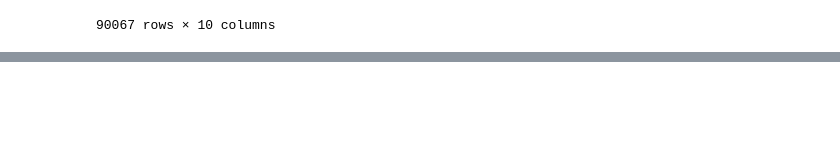
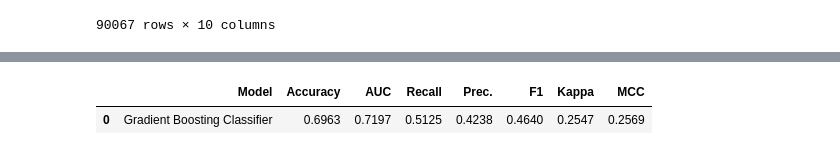
Before and after one commit to kwonhwijun/Aimers_Infertility, a Jupyter notebook: notebooks/도은/0205이도은.ipynb, the cells around one changed output, grey strips where cells are left out. Saved outputs shown, nothing was run; the diff lists cells and outputs as text; code cells hidden in the pictures; blank space fills up the shorter version.

```diff
--- a/notebooks/도은/0205이도은.ipynb
+++ b/notebooks/도은/0205이도은.ipynb
@@ -196,0 +490,9 @@ pd.DataFrame({"ID" : test['ID'],'probability' : pred}).to_csv('./submission/subm
+# %%
+tuned_md = md
+
+predict_model(tuned_md)
+
+model_final = finalize_model(tuned_md)
+# %% [output]
+|  | Model | Accuracy | AUC | Recall | Prec. | F1 | Kappa | MCC |
+| 0 | Gradient Boosting Classifier | 0.6963 | 0.7197 | 0.5125 | 0.4238 | 0.4640 | 0.2547 | 0.2569 |
```
Also changed, not shown: parts of 34 cells of this notebook, 18 other files.
